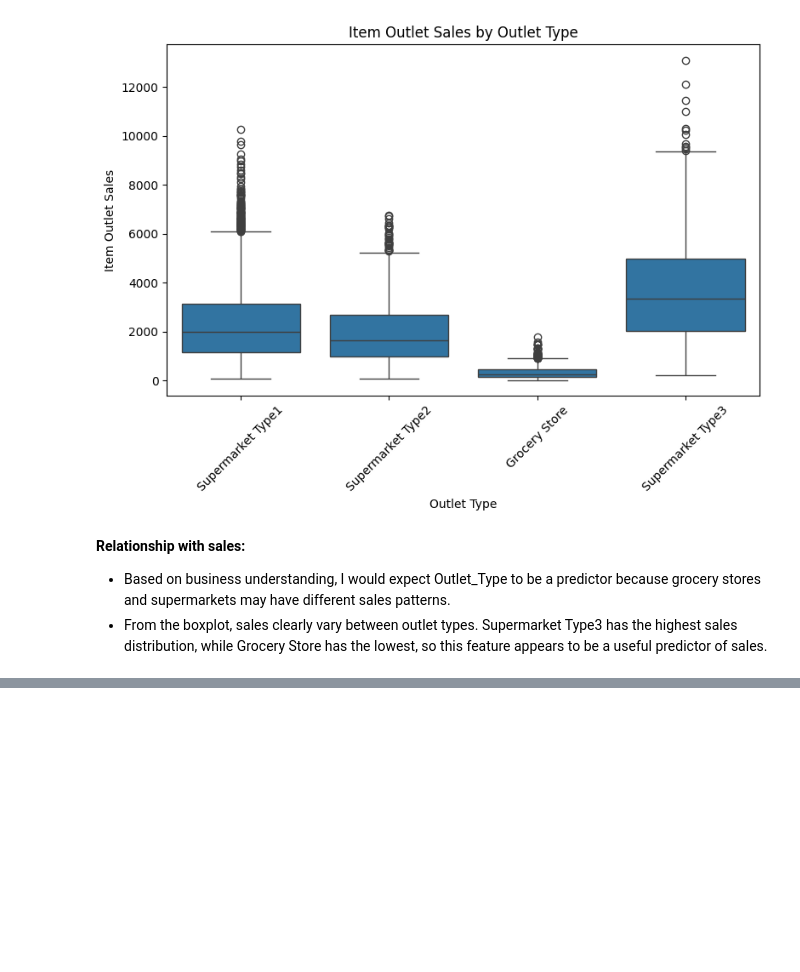
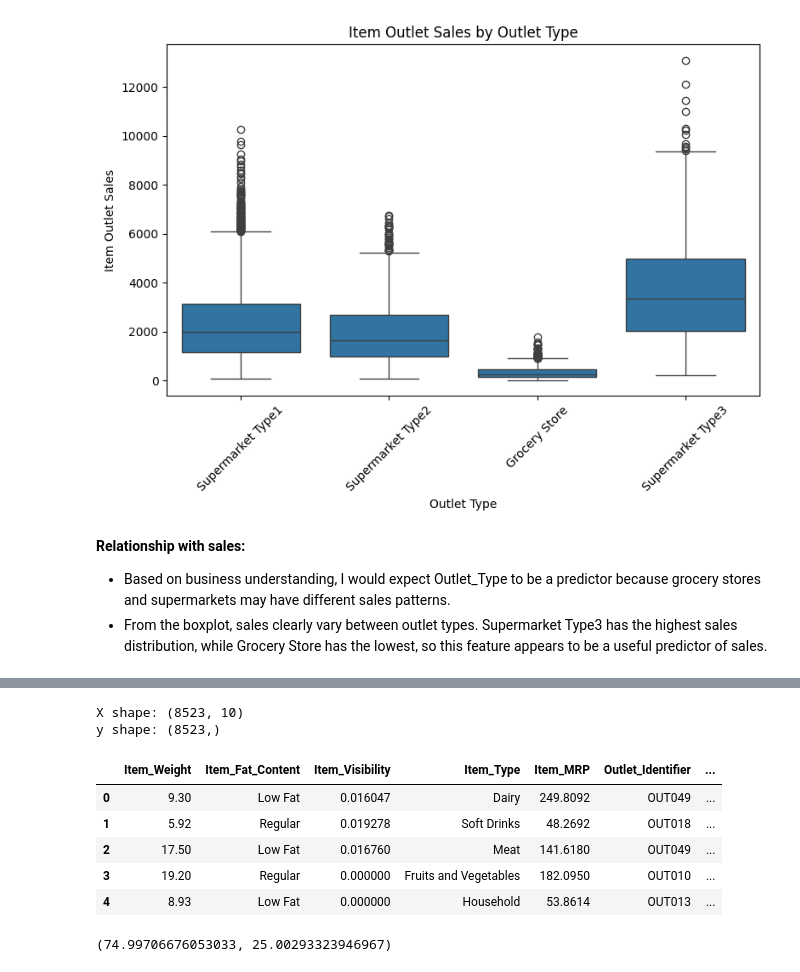
Before and after one commit to Shojaiaa/Prediction-of-Product-Sales, a Jupyter notebook: project_1_ipynb.ipynb, the cells around one changed output, grey strips where cells are left out. Drawn from its saved outputs; the diff is of its cells as text; code cells hidden in the pictures; blank space fills up the shorter version.

```diff
--- a/project_1_ipynb.ipynb
+++ b/project_1_ipynb.ipynb
@@ -872,3 +858,8 @@ plt.show()
 
 - Based on business understanding, I would expect Outlet_Type to be a predictor because grocery stores and supermarkets may have different sales patterns.
 - From the boxplot, sales clearly vary between outlet types. Supermarket Type3 has the highest sales distribution, while Grocery Store has the lowest, so this feature appears to be a useful predictor of sales.
+# %%
+# Load fresh original dataset
+sales_predictions = '/content/drive/MyDrive/AXSOSACADEMY/AXSOSACADEMY/01-Fundamentals/Week03/sales_predictions_2023.csv'
+df = pd.read_csv(sales_predictions)
+df
@@ -874,0 +911,7 @@ plt.show()
+# %%
+# Fix inconsistent categories in Item_Fat_Content
+df['Item_Fat_Content'] = df['Item_Fat_Content'].replace({
+    'LF': 'Low Fat',
+    'low fat': 'Low Fat',
+    'reg': 'Regular'
+})
@@ -874,0 +926,18 @@ plt.show()
+# %%
+# Define features (X) and target (y)
+X = df.drop(columns=['Item_Outlet_Sales', 'Item_Identifier'])
+y = df['Item_Outlet_Sales']
+# %%
+# Check X and y
+print("X shape:", X.shape)
+print("y shape:", y.shape)
+X.head()
+# %% [output]
+X shape: (8523, 10)
+y shape: (8523,)
+|  | Item_Weight | Item_Fat_Content | Item_Visibility | Item_Type | Item_MRP | Outlet_Identifier | ... |
+| 0 | 9.30 | Low Fat | 0.016047 | Dairy | 249.8092 | OUT049 | ... |
+| 1 | 5.92 | Regular | 0.019278 | Soft Drinks | 48.2692 | OUT018 | ... |
+| 2 | 17.50 | Low Fat | 0.016760 | Meat | 141.6180 | OUT049 | ... |
+| 3 | 19.20 | Regular | 0.000000 | Fruits and Vegetables | 182.0950 | OUT010 | ... |
+| 4 | 8.93 | Low Fat | 0.000000 | Household | 53.8614 | OUT013 | ... |
@@ -874,0 +950,8 @@ plt.show()
+# %%
+# Check the percentages after train-test split
+train_percent = len(X_train) / len(X) * 100
+test_percent = len(X_test) / len(X) * 100
+
+train_percent, test_percent
+# %% [output]
+(74.99706676053033, 25.00293323946967)
```
Also changed, not shown: parts of 11 cells of this notebook.
